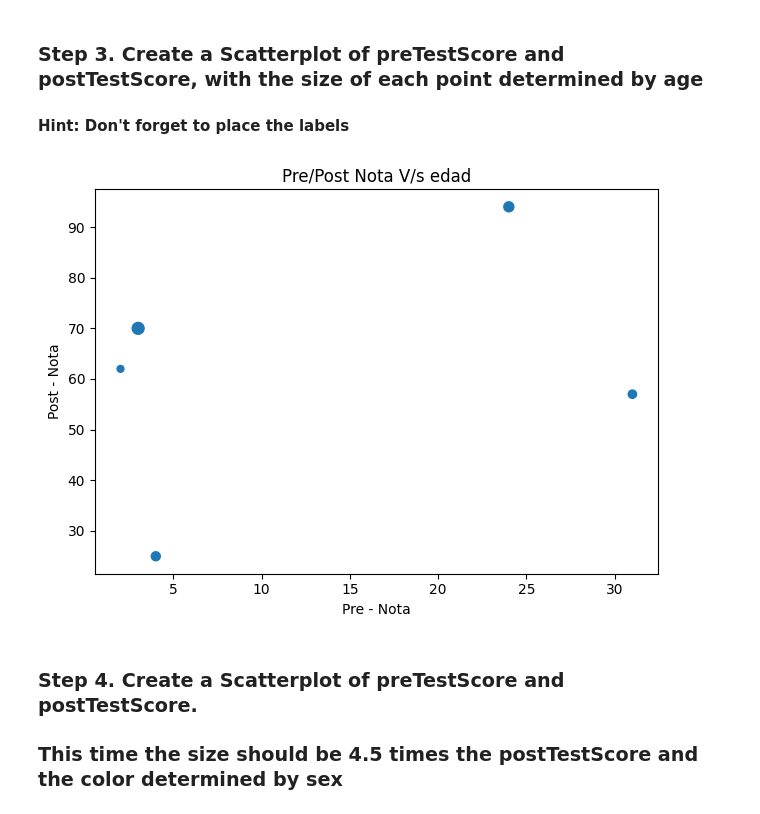
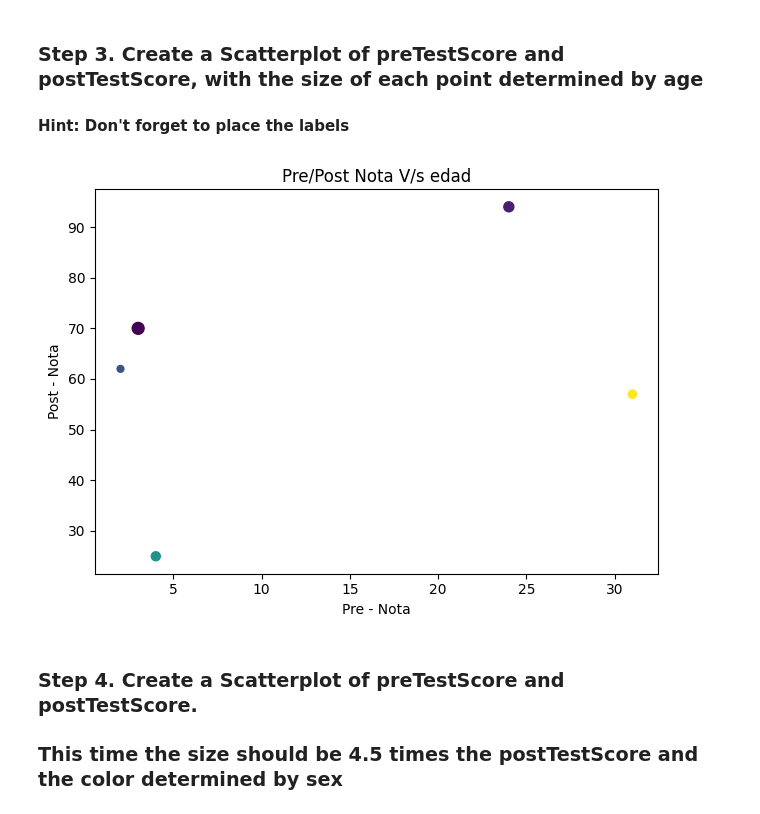
Before and after one commit to LLAES07/pyspark_exercises, a Jupyter notebook: 07_Visualization/Scores/Exercises.ipynb, the cells around one changed output. Drawn from its saved outputs; the diff is of its cells as text; code cells hidden in the pictures.

```diff
--- a/07_Visualization/Scores/Exercises.ipynb
+++ b/07_Visualization/Scores/Exercises.ipynb
@@ -77,15 +77,17 @@ df
 ### Step 3. Create a Scatterplot of preTestScore and postTestScore, with the size of each point determined by age
 #### Hint: Don't forget to place the labels
 # %%
-
-plt.scatter(x=df['preTestScore'], y=df['postTestScore'],s=df['age'])
+N = 50
+colors = np.random.rand(len(df['age']))
+area = (30 * np.random.rand(N))**2
+plt.scatter(x=df['preTestScore'], y=df['postTestScore'],s=df['age'], c=colors)
 plt.ylabel('Post - Nota')
 plt.xlabel('Pre - Nota')
 plt.title('Pre/Post Nota V/s edad')
 plt.tight_layout()
 plt.show()
 # %% [output]
-[figure, old version]
+[figure, new version]
 # %% [markdown]
 ### Step 4. Create a Scatterplot of preTestScore and postTestScore.
 ### This time the size should be 4.5 times the postTestScore and the color determined by sex
```
Also changed, not shown: parts of 1 cell of this notebook.
